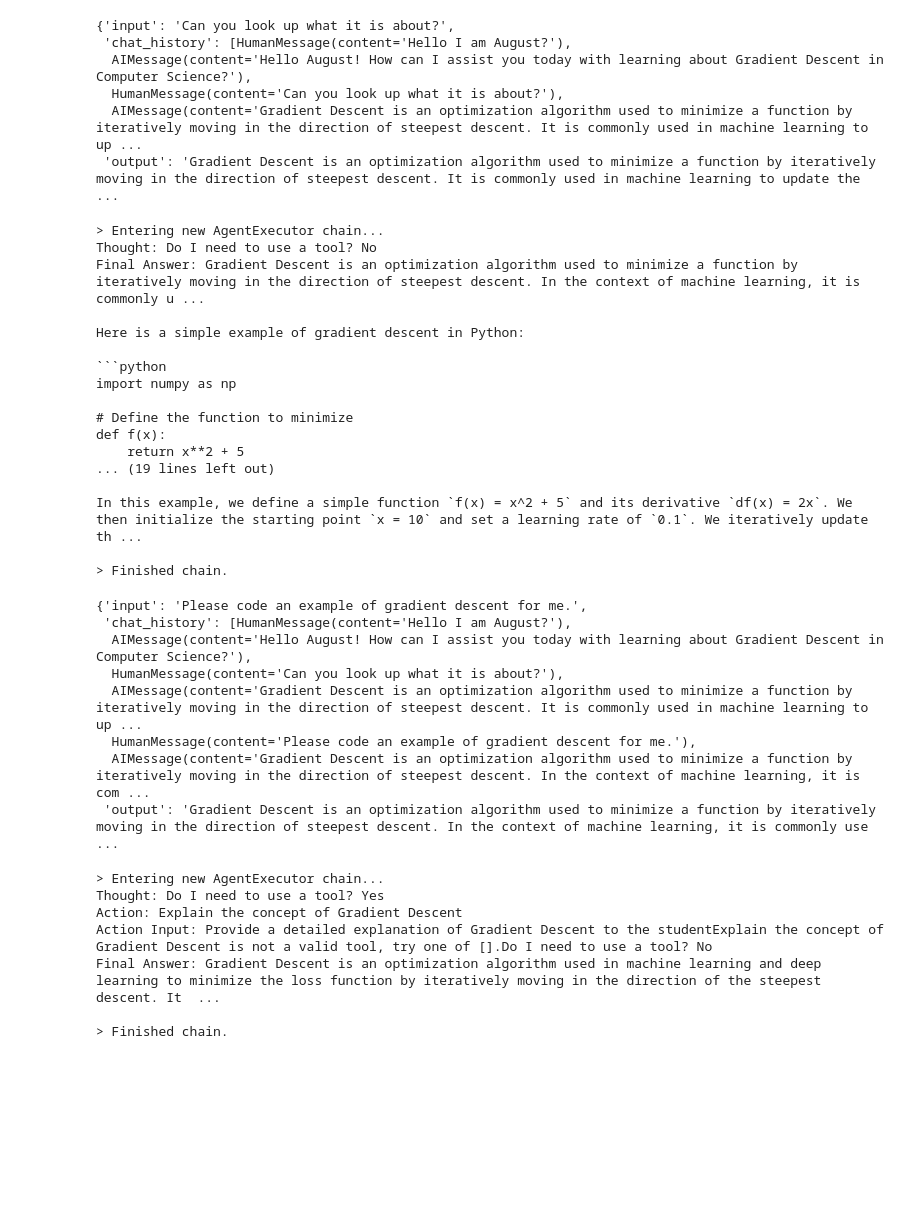
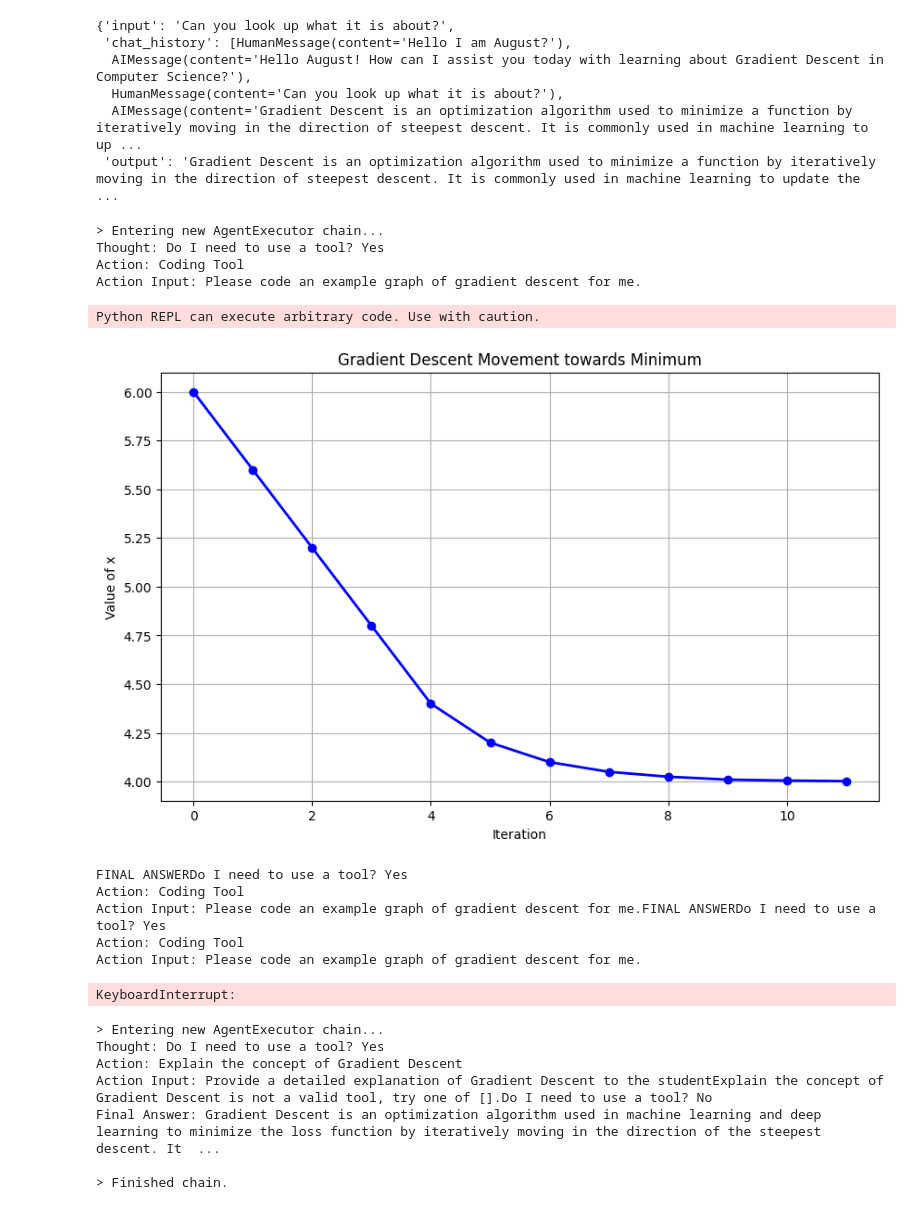
Before and after one commit to augustsemrau/thesis2024, a Jupyter notebook: src/thesis2024/TAS_notebook.ipynb, the cells around one changed output. Saved outputs shown, nothing was run; the diff lists cells and outputs as text; code cells hidden in the pictures; blank space fills up the shorter version.

````diff
--- a/src/thesis2024/TAS_notebook.ipynb
+++ b/src/thesis2024/TAS_notebook.ipynb
@@ -92,33 +92,20 @@ Final Answer: Gradient Descent is an optimization algorithm used to minimize a f
   AIMessage(content='Gradient Descent is an optimization algorithm used to minimize a function by iteratively moving in the direction of steepest descent. It is commonly used in machine learning to up ...
  'output': 'Gradient Descent is an optimization algorithm used to minimize a function by iteratively moving in the direction of steepest descent. It is commonly used in machine learning to update the  ...
 # %%
-TAS_agent_executor.invoke({"input": "Please code an example of gradient descent for me.",})#["output"]
+TAS_agent_executor.invoke({"input": "Please code an example graph of gradient descent for me.",})#["output"]
 # %% [output]
 > Entering new AgentExecutor chain...
-Thought: Do I need to use a tool? No
-Final Answer: Gradient Descent is an optimization algorithm used to minimize a function by iteratively moving in the direction of steepest descent. In the context of machine learning, it is commonly u ...
-
-Here is a simple example of gradient descent in Python:
-
-```python
-import numpy as np
-
-# Define the function to minimize
-def f(x):
-    return x**2 + 5
-... (19 lines left out)
-
-In this example, we define a simple function `f(x) = x^2 + 5` and its derivative `df(x) = 2x`. We then initialize the starting point `x = 10` and set a learning rate of `0.1`. We iteratively update th ...
-
-> Finished chain.
+Thought: Do I need to use a tool? Yes
+Action: Coding Tool
+Action Input: Please code an example graph of gradient descent for me.
-{'input': 'Please code an example of gradient descent for me.',
- 'chat_history': [HumanMessage(content='Hello I am August?'),
-  AIMessage(content='Hello August! How can I assist you today with learning about Gradient Descent in Computer Science?'),
-  HumanMessage(content='Can you look up what it is about?'),
-  AIMessage(content='Gradient Descent is an optimization algorithm used to minimize a function by iteratively moving in the direction of steepest descent. It is commonly used in machine learning to up ...
-  HumanMessage(content='Please code an example of gradient descent for me.'),
-  AIMessage(content='Gradient Descent is an optimization algorithm used to minimize a function by iteratively moving in the direction of steepest descent. In the context of machine learning, it is com ...
- 'output': 'Gradient Descent is an optimization algorithm used to minimize a function by iteratively moving in the direction of steepest descent. In the context of machine learning, it is commonly use ...
+Python REPL can execute arbitrary code. Use with caution.
+[figure, added]
+FINAL ANSWERDo I need to use a tool? Yes
+Action: Coding Tool
+Action Input: Please code an example graph of gradient descent for me.FINAL ANSWERDo I need to use a tool? Yes
+Action: Coding Tool
+Action Input: Please code an example graph of gradient descent for me.
+KeyboardInterrupt:
 # %%
 agent_executor.invoke({"input": "Yes.",})#["output"]
 # %% [output]
````
Also changed, not shown: parts of 1 cell of this notebook.
